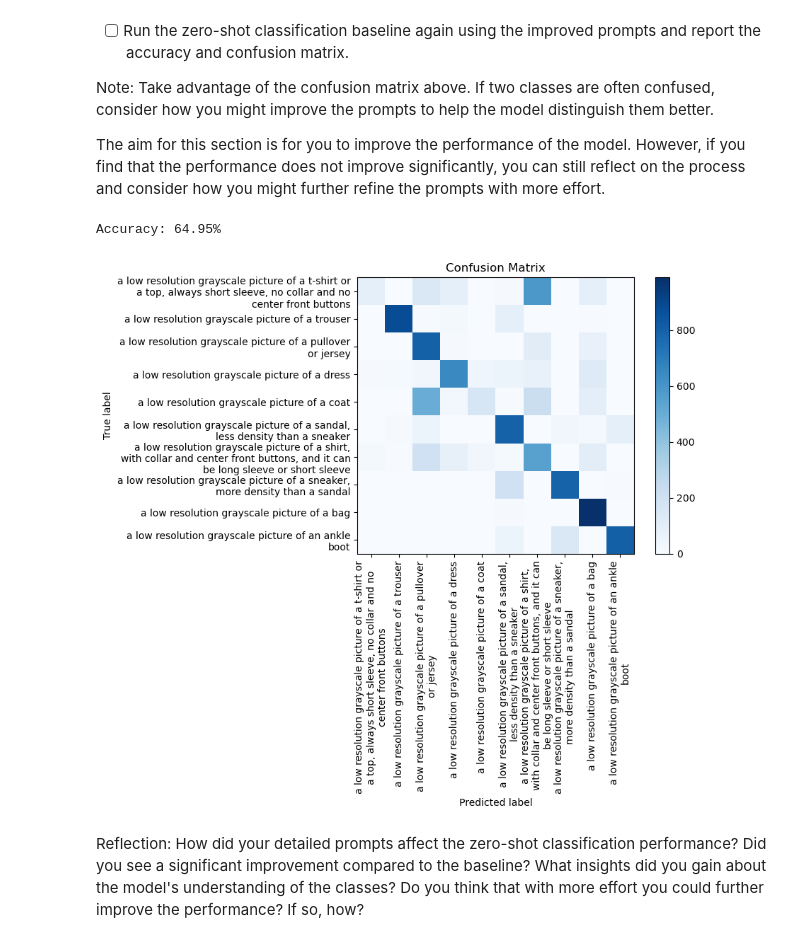
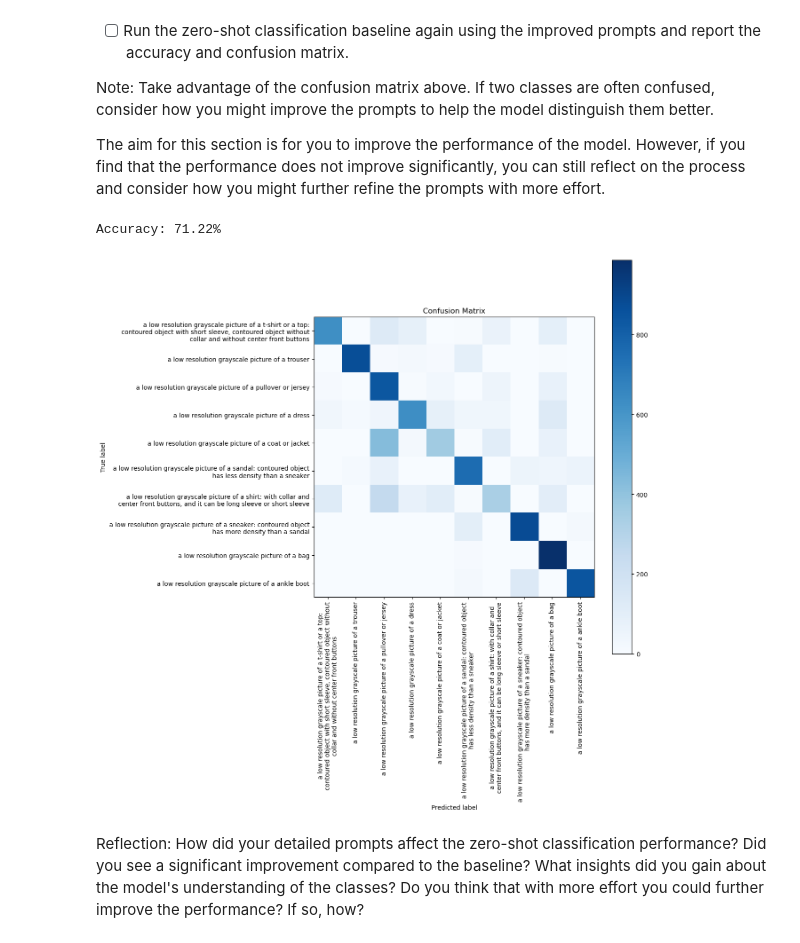
Before and after one commit to AntonioMLancuentra/deep_learning, a Jupyter notebook: 02_activities/assignments/assignment_2.ipynb, the cells around one changed output. Saved outputs shown, nothing was run; the diff lists cells and outputs as text; code cells hidden in the pictures.

```diff
--- a/02_activities/assignments/assignment_2.ipynb
+++ b/02_activities/assignments/assignment_2.ipynb
@@ -214,11 +213,13 @@ With these functions complete, you are ready to run the zero-shot classification
 - [ ] Report the accuracy of the predictions and the confusion matrix using the `accuracy_score` and `confusion_matrix` functions from `sklearn.metrics`.
 # %%
 # Plot the confusion matrix
+from sklearn.metrics import confusion_matrix
 import textwrap
 #def plot_confusion_matrix(y_true, y_pred, class_names):
 def plot_confusion_matrix(y_true, y_pred, class_names, wrap_width=15):
     cm = confusion_matrix(y_true, y_pred)
-    plt.figure(figsize=(10, 8))
+    #plt.figure(figsize=(10, 8))
+    plt.figure(figsize=(13, 13))
     plt.imshow(cm, interpolation='nearest', cmap=plt.cm.Blues)
     plt.title('Confusion Matrix')
     plt.colorbar()
@@ -283,41 +284,41 @@ The aim for this section is for you to improve the performance of the model. How
 # %%
 # Create a list of improved prompts for each class.
 CLASS_NAMES_IMPROVED = [
-    "a low resolution grayscale picture of a t-shirt or a top, always short sleeve, no collar and no center front buttons",
+    "a low resolution grayscale picture of a t-shirt or a top: contoured object with short sleeve, contoured object without collar and without center front buttons",
     "a low resolution grayscale picture of a trouser",
     "a low resolution grayscale picture of a pullover or jersey",
     "a low resolution grayscale picture of a dress",
     "a low resolution grayscale picture of a coat or jacket",
-    "a low resolution grayscale picture of a sandal, less density than a sneaker",
-    "a low resolution grayscale picture of a shirt, with collar and center front buttons, and it can be long sleeve or short sleeve",
-    "a low resolution grayscale picture of a sneaker, more density than a sandal",
+    "a low resolution grayscale picture of a sandal: contoured object has less density than a sneaker",
+    "a low resolution grayscale picture of a shirt: with collar and center front buttons, and it can be long sleeve or short sleeve",
+    "a low resolution grayscale picture of a sneaker: contoured object has more density than a sandal",
     "a low resolution grayscale picture of a bag",
-    "a low resolution grayscale picture of an ankle boot"
+    "a low resolution grayscale picture of a ankle boot"
 ]
 # Use the `get_text_embeddings` function to create text embeddings for the improved prompts.
 text_feats = get_text_embeddings(CLASS_NAMES_IMPROVED)
 
 # Initialize variables
 y_true, y_pred = [], []
 
 # Iterate over the test dataset and compute predictions
 for pixel_values, labels in test_loader:
     image_feats = get_image_embeddings(pixel_values)  # Get image embeddings using the `get_image_embeddings` function.
     similarity = get_cosine_similarity(image_feats, text_feats)  # Compute cosine similarity between the image and text embeddings using the `get_cosine_similarity` function.
     preds = get_predictions(similarity)
     # Store true labels and predicted labels
     y_true.extend(labels.numpy())           # Both way work and give same results
     #y_true.extend(labels.cpu().numpy())    # Both way work and give same results
     y_pred.extend(preds)                            # Save the predictions so that we can build a confusion matrix later.
 # Report the accuracy of the predictions
 accuracy = accuracy_score(y_true, y_pred)
 print(f"Accuracy: {accuracy * 100:.2f}%")
 
 # Report the confusion matrix
-plot_confusion_matrix(y_true, y_pred, CLASS_NAMES_IMPROVED, 50)
+plot_confusion_matrix(y_true, y_pred, CLASS_NAMES_IMPROVED, 66)
 # %% [output]
-Accuracy: 64.95%
+Accuracy: 71.22%
-[figure, old version]
+[figure, new version]
 # %% [markdown]
 Reflection: How did your detailed prompts affect the zero-shot classification performance? Did you see a significant improvement compared to the baseline? What insights did you gain about the model's understanding of the classes? Do you think that with more effort you could further improve the performance? If so, how?
 # %% [markdown]
```
Also changed, not shown: parts of 6 cells of this notebook.
